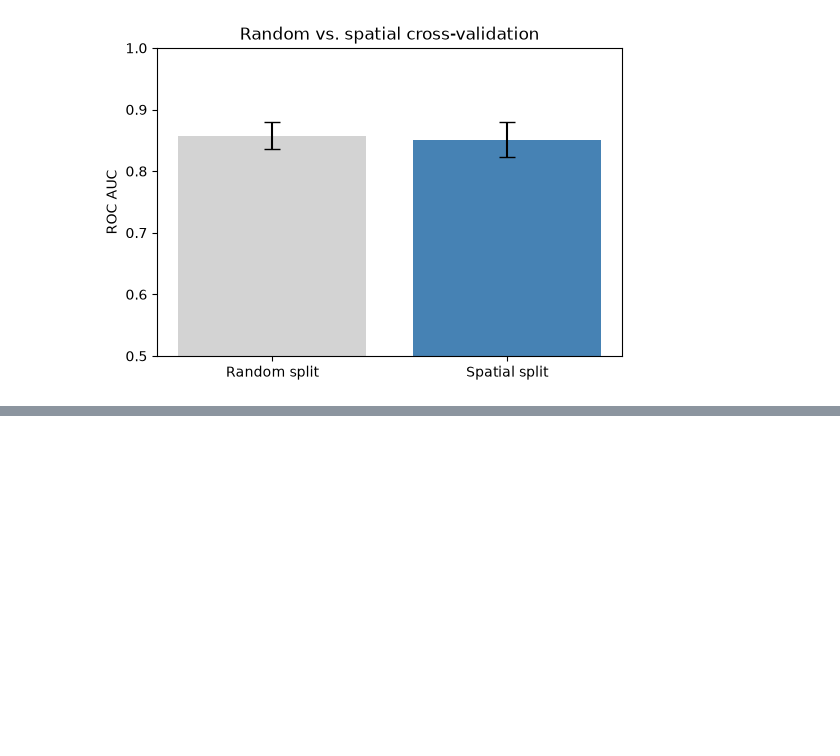
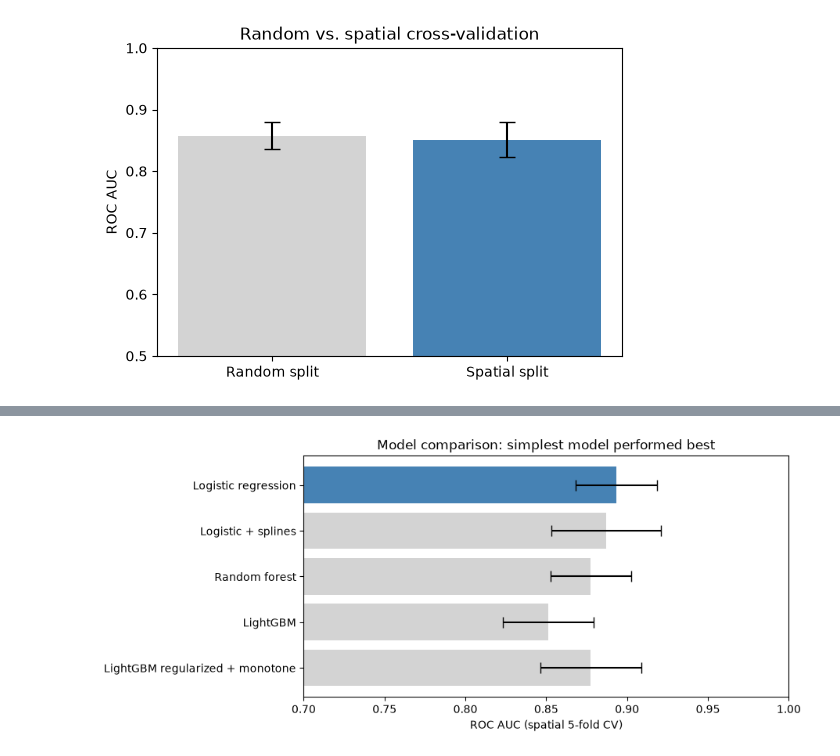
Before and after one commit to shaheryar-haider/retail-site-selection, a Jupyter notebook: notebooks/09_model.ipynb, the cells around one changed output, grey strips where cells are left out. Cells and saved outputs as stored; diff of their text form; code cells hidden in the pictures; blank space fills up the shorter version.

```diff
--- a/notebooks/09_model.ipynb
+++ b/notebooks/09_model.ipynb
@@ -112,0 +242,15 @@ plt.savefig("../figures/cv_comparison.png", dpi=150, bbox_inches="tight")
+# %%
+names = list(fold_aucs.keys())
+means = [fold_aucs[n].mean() for n in names]
+stds = [fold_aucs[n].std() for n in names]
+
+fig, ax = plt.subplots(figsize=(8, 4))
+colors = ["steelblue" if n == "Logistic regression" else "lightgrey" for n in names]
+ax.barh(names, means, xerr=stds, capsize=5, color=colors)
+ax.set_xlim(0.7, 1.0)
+ax.set_xlabel("ROC AUC (spatial 5-fold CV)")
+ax.set_title("Model comparison: simplest model performed best")
+ax.invert_yaxis()
+plt.savefig("../figures/model_comparison.png", dpi=150, bbox_inches="tight")
+# %% [output]
+[figure, added]
```
Also changed, not shown: parts of 11 cells of this notebook, 4 other files.
